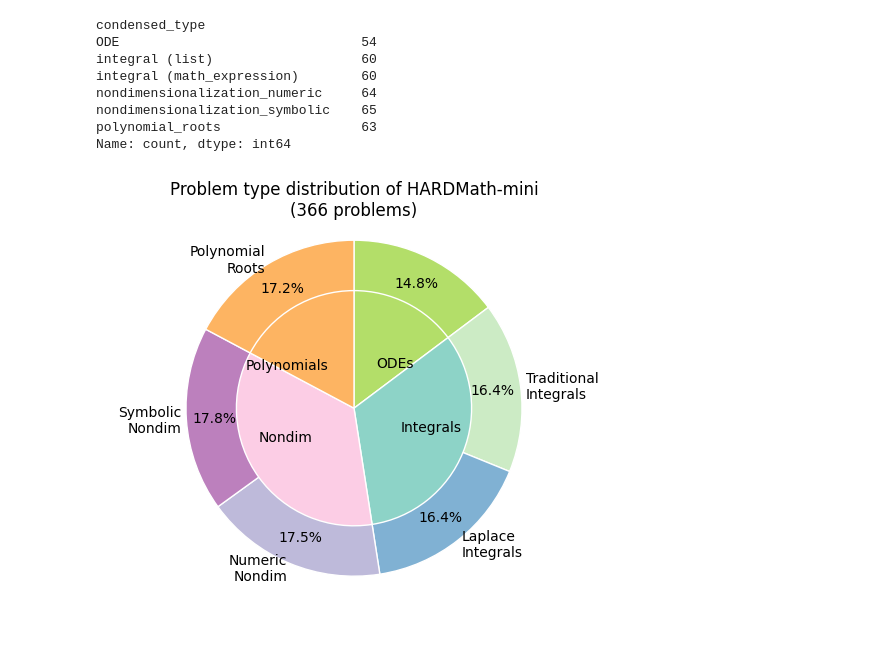
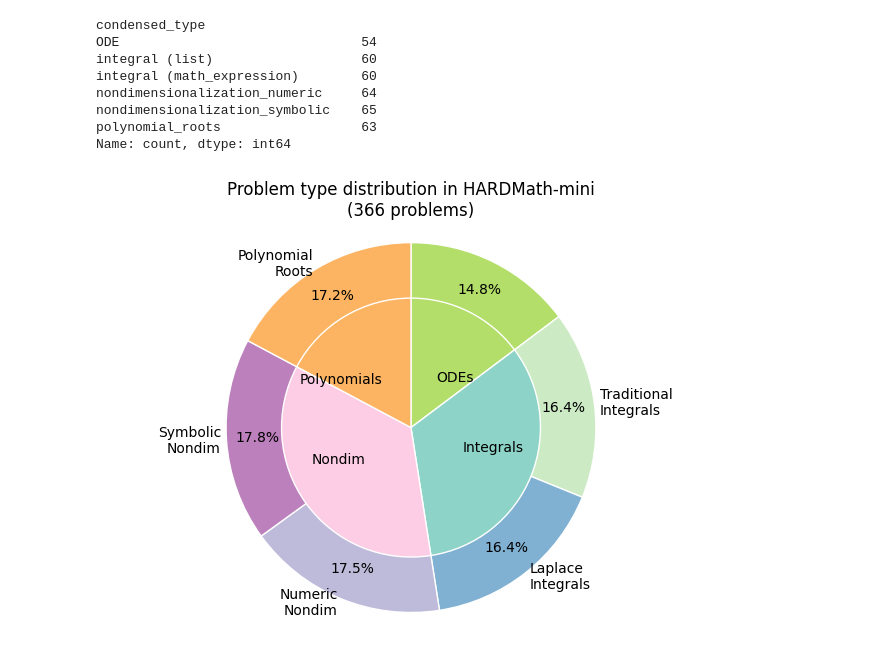
Before and after one commit to sarahmart/HARDMath, a Jupyter notebook: assets/dataset_split.ipynb, the cells around one changed output. Drawn from its saved outputs; the diff is of its cells as text; code cells hidden in the pictures; blank space fills up the shorter version.

```diff
--- a/assets/dataset_split.ipynb
+++ b/assets/dataset_split.ipynb
@@ -121,31 +122,32 @@ fig, ax = plt.subplots()
 ax.pie([ode_countsmini.sum(), int_countsmini.sum(), nondim_countsmini.sum(), poly_countsmini.sum()],
        labels=['ODEs', 'Integrals', 'Nondim', 'Polynomials'],
        colors=type_colors,
        #autopct='%1.0f%%',
        startangle=90,
        counterclock=False,
        wedgeprops=dict(edgecolor='w'),
        labeldistance=0.3,
        pctdistance=0.32,
        rotatelabels=False)
 
 # outer circle -> subtypes
 ax.pie(sizesmini,
        labels=['', 'Traditional\nIntegrals', 'Laplace\nIntegrals', 'Numeric\nNondim', 'Symbolic\nNondim', 'Polynomial\nRoots'],
        radius=1,
        colors=subtype_colors,
        autopct='%1.1f%%',
        startangle=90,
        counterclock=False,
        wedgeprops=dict(width=0.3, edgecolor='w'),
        #wedgeprops=dict(edgecolor='w'),
        labeldistance=1.03,
        pctdistance=0.83,
        rotatelabels=False)
 
 plt.title(f'Problem type distribution in HARDMath-mini\n({len(testmini)} problems)')
 ax.axis('equal')
+plt.tight_layout()
 plt.savefig('eval_dist.png')
 plt.show()
 # %% [output]
-[figure, old version]
+[figure, new version]
```
Also changed, not shown: parts of 1 cell of this notebook, 2 other files.
